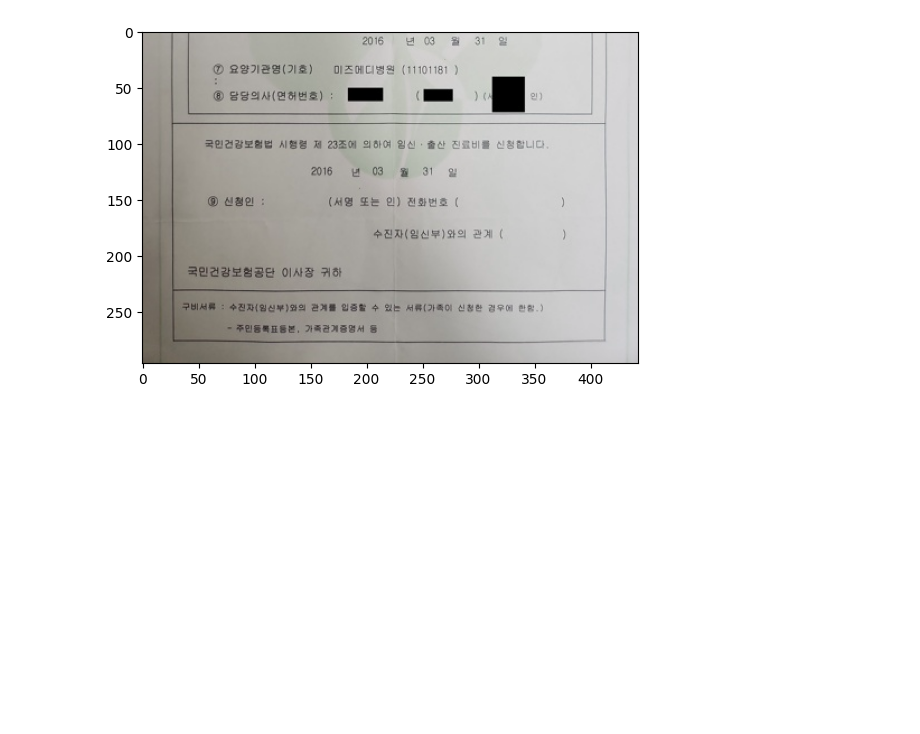
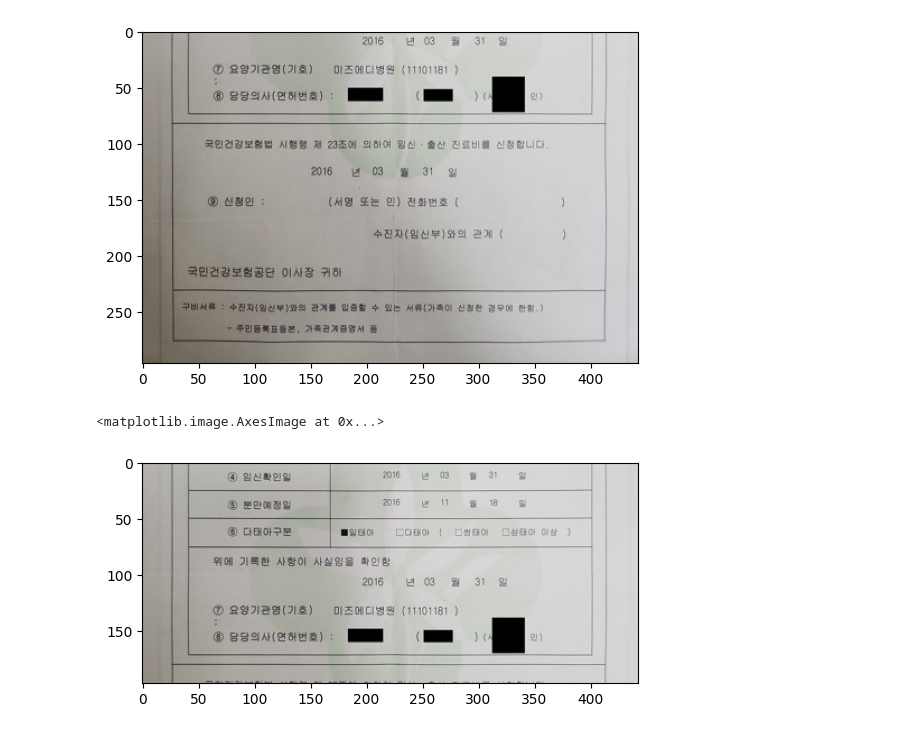
Before and after one commit to pervin0527/Upstage_Ai_Lab, a Jupyter notebook: 11-ComputerVision/project/notebook/Custom_augmentation.ipynb, the cells around one changed output. Cells and saved outputs as stored; diff of their text form; code cells hidden in the pictures; blank space fills up the shorter version.

```diff
--- a/11-ComputerVision/project/notebook/Custom_augmentation.ipynb
+++ b/11-ComputerVision/project/notebook/Custom_augmentation.ipynb
@@ -45,3 +45,22 @@ plt.imshow(result)
 # %% [output]
 <matplotlib.image.AxesImage at 0x...>
 [figure]
+# %%
+def divide_three_parts(image):
+    height, width = image.shape[:2]
+
+    part_height = height // 3
+    top_part = image[:part_height, :]
+    middle_part = image[part_height:2*part_height, :]
+    bottom_part = image[2*part_height:, :]
+
+    results = [top_part, middle_part, bottom_part]
+    idx = random.randint(0, 2)
+
+    return results[idx]
+# %%
+result = divide_three_parts(image)
+plt.imshow(result)
+# %% [output]
+<matplotlib.image.AxesImage at 0x...>
+[figure, added]
```
Also changed, not shown: parts of 6 cells of this notebook, 8 other files.
